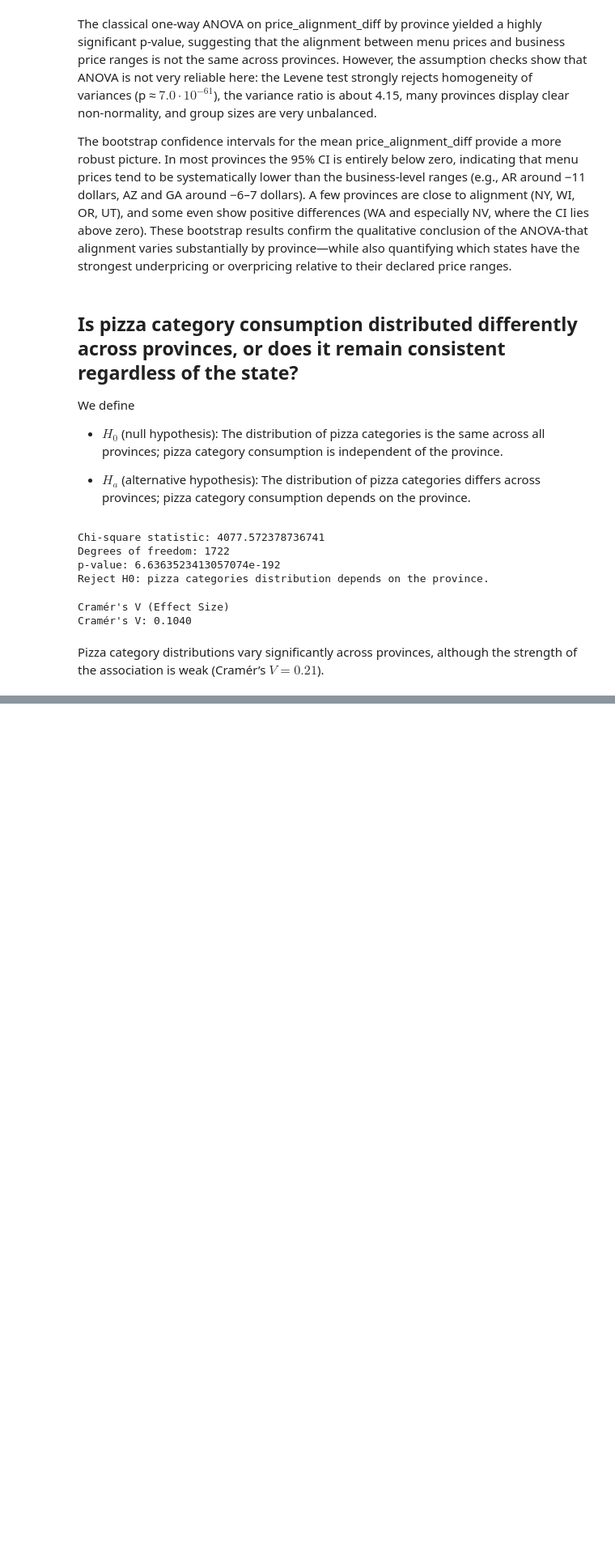
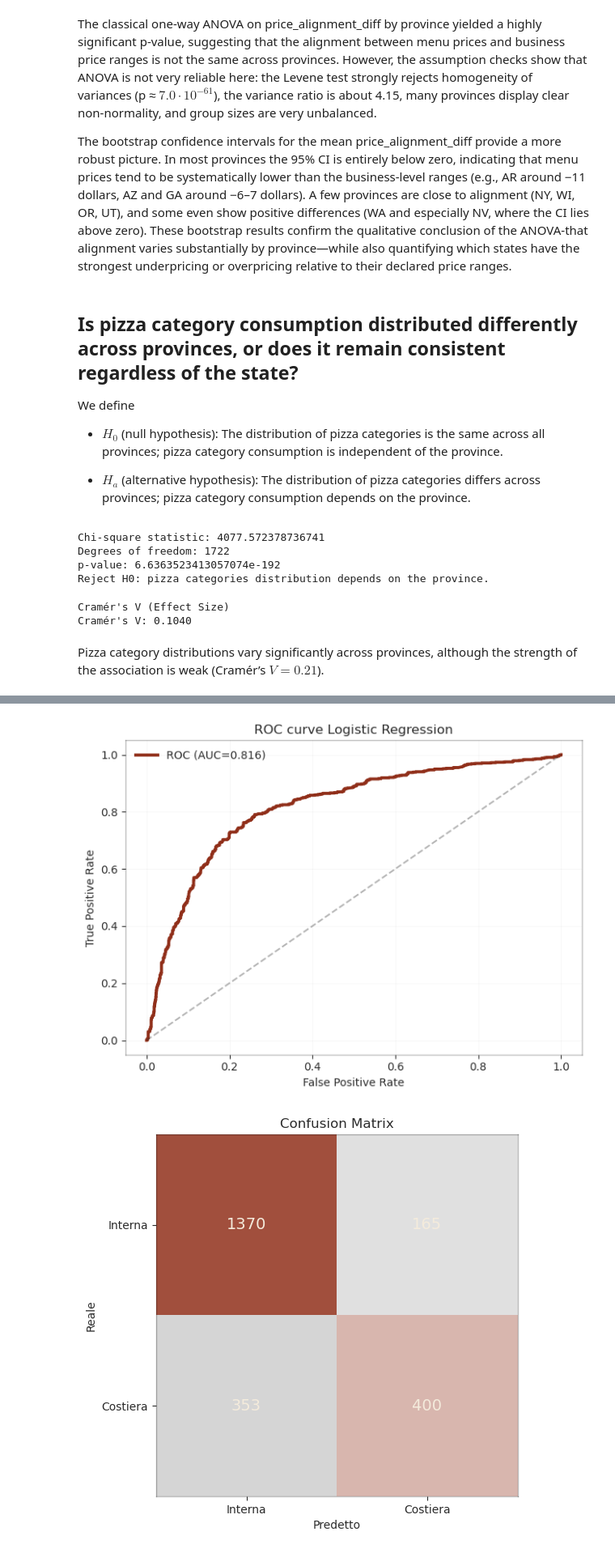
Before and after one commit to emanuelegaliano/Fundamentals-of-Data-Analysis, a Jupyter notebook: project/assignment.ipynb, the cells around one changed output, grey strips where cells are left out. Shown at 81% size. Cells and saved outputs as stored; diff of their text form; code cells hidden in the pictures; blank space fills up the shorter version.

```diff
--- a/project/assignment.ipynb
+++ b/project/assignment.ipynb
@@ -1628,0 +2039,6 @@ Pizza category distributions vary significantly across provinces, although the s
+# %%
+dfm = dfm[dfm["coastal_city"].notna()].copy()
+dfm["coastal_city"] = dfm["coastal_city"].astype(int)
+
+print("Target distribution (coastal_city):")
+print(dfm["coastal_city"].value_counts(normalize=True).round(3))
@@ -1628,0 +2054,8 @@ Pizza category distributions vary significantly across provinces, although the s
+# %%
+dfm["price_vs_range_min"] = dfm["menu_price"] / dfm["priceRangeMin"].replace(0, np.nan)
+dfm["price_vs_range_max"] = dfm["menu_price"] / dfm["priceRangeMax"].replace(0, np.nan)
+
+city_median = dfm.groupby("city")["menu_price"].transform("median")
+dfm["price_vs_city_median"] = dfm["menu_price"] / city_median.replace(0, np.nan)
+
+dfm[["menu_price", "log_price", "price_vs_range_min", "price_vs_range_max", "price_vs_city_median"]].describe()
@@ -1628,0 +2105,14 @@ Pizza category distributions vary significantly across provinces, although the s
+# %%
+from sklearn.model_selection import train_test_split
+
+X = dfm[X_cols].copy()
+y = dfm[y_col].copy()
+
+X_train, X_test, y_train, y_test = train_test_split(
+    X, y,
+    test_size=0.25,
+    random_state=42,
+    stratify=y
+)
+
+print("Train size:", X_train.shape, " Test size:", X_test.shape)
@@ -1628,0 +2185,14 @@ Pizza category distributions vary significantly across provinces, although the s
+# %%
+from src.utilities import plot_roc_story, plot_confusion_story
+
+pred_prob = clf.predict_proba(X_test)[:, 1]
+pred = (pred_prob >= 0.5).astype(int)
+
+# ROC
+auc = plot_roc_story(y_test, pred_prob, transparent_bg=True, title_extra="Logistic Regression")
+
+# Confusion matrix
+cm = plot_confusion_story(y_test, pred, labels=("Interna", "Costiera"), transparent_bg=True)
+# %% [output]
+[figure, added]
+[figure, added]
```
Also changed, not shown: parts of 38 cells of this notebook, 2 other files.
